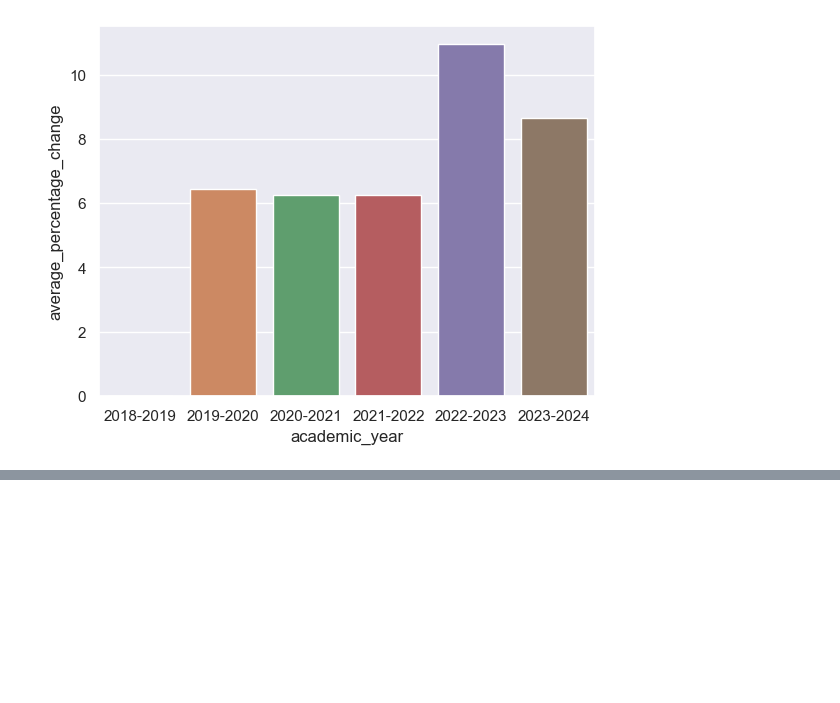
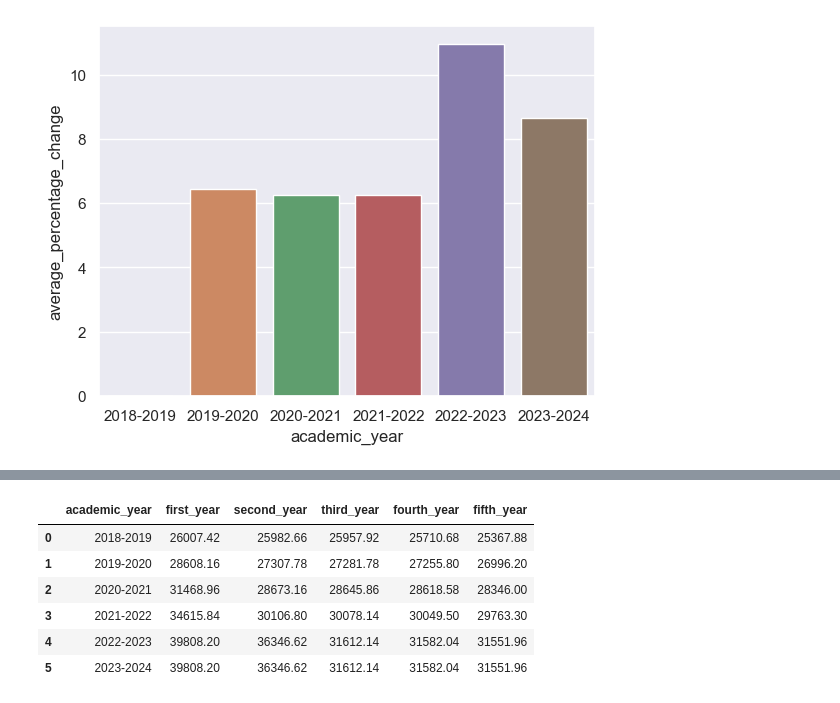
Before and after one commit to Sid-26/Ontario-Tech-International-Tuition-Statistics, a Jupyter notebook: stats.ipynb, the cells around one changed output, grey strips where cells are left out. Cells and saved outputs as stored; diff of their text form; code cells hidden in the pictures; blank space fills up the shorter version.

```diff
--- a/stats.ipynb
+++ b/stats.ipynb
@@ -135,0 +142,10 @@ plt.show()
+# %%
+engineering_tech_df
+# %% [output]
+|  | academic_year | first_year | second_year | third_year | fourth_year | fifth_year |
+| 0 | 2018-2019 | 26007.42 | 25982.66 | 25957.92 | 25710.68 | 25367.88 |
+| 1 | 2019-2020 | 28608.16 | 27307.78 | 27281.78 | 27255.80 | 26996.20 |
+| 2 | 2020-2021 | 31468.96 | 28673.16 | 28645.86 | 28618.58 | 28346.00 |
+| 3 | 2021-2022 | 34615.84 | 30106.80 | 30078.14 | 30049.50 | 29763.30 |
+| 4 | 2022-2023 | 39808.20 | 36346.62 | 31612.14 | 31582.04 | 31551.96 |
+| 5 | 2023-2024 | 39808.20 | 36346.62 | 31612.14 | 31582.04 | 31551.96 |
```
Also changed, not shown: parts of 2 cells of this notebook, 1 other file.
